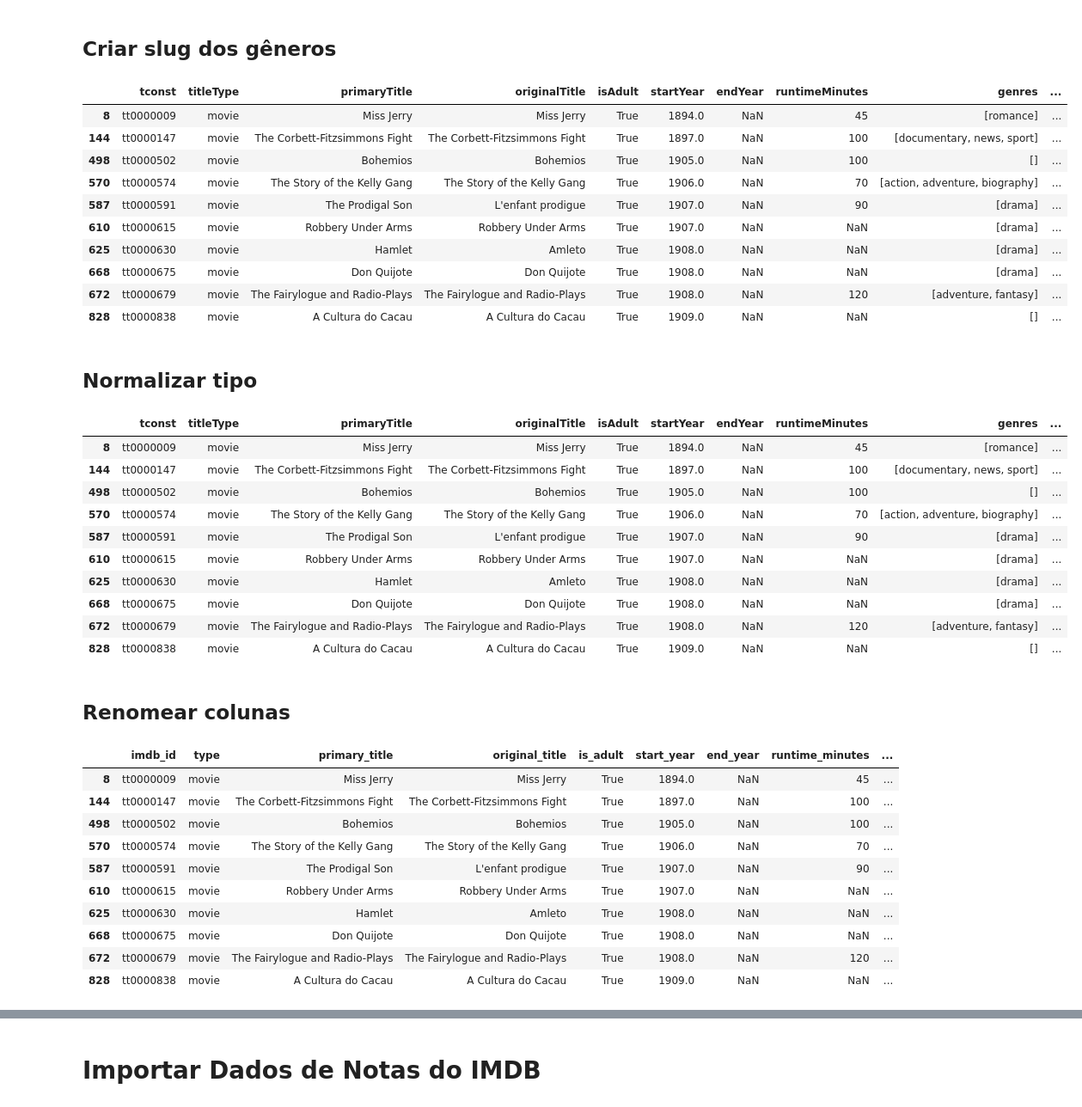
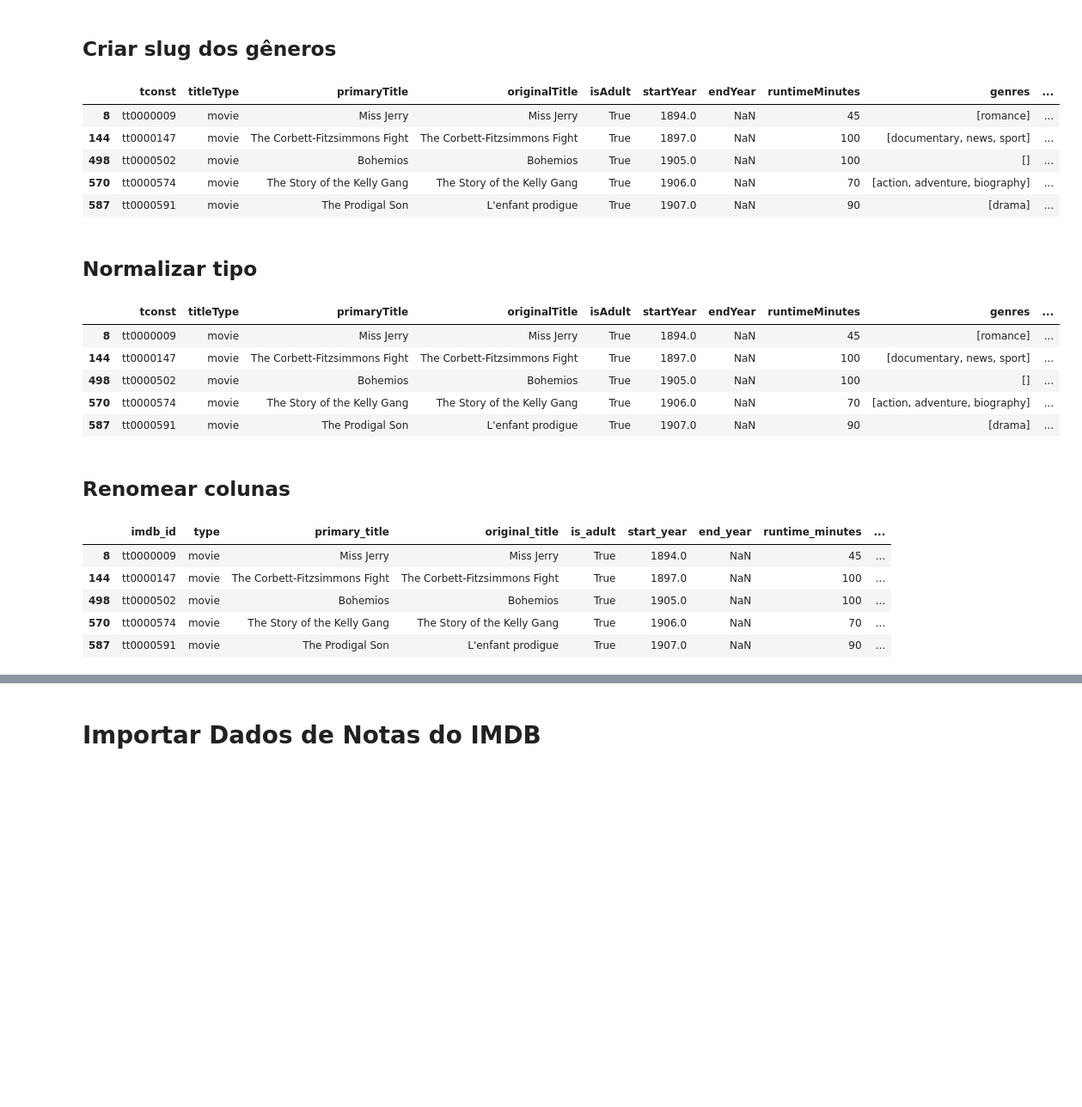
Before and after one commit to moraessena/netflix_notebook, a Jupyter notebook: netflix_notebook.ipynb, the cells around one changed output, grey strips where cells are left out. Shown at 86% size. Drawn from its saved outputs; the diff is of its cells as text; code cells hidden in the pictures; blank space fills up the shorter version.

```diff
--- a/netflix_notebook.ipynb
+++ b/netflix_notebook.ipynb
@@ -4,7 +32,7 @@ from slugify import slugify
 # %% [markdown]
 # Importar Dados de Títulos do IMDB
 # %%
-df_imdb_titles = ps.read_csv('./data/title.basics.tsv',
+df_imdb_titles = pd.read_csv('./data/title.basics.tsv',
                              sep='\t',
                              na_values='\\N',
                              encoding='utf8',
@@ -34,8 +62,8 @@ df_imdb_titles = df_imdb_titles[df_imdb_titles['titleType'].isin(['movie', 'tvSe
 - `endYear` de float para inteiro
 - `isAdult` de float para booleano
 # %%
-df_imdb_titles['startYear'] = ps.to_numeric(df_imdb_titles['startYear'], errors='coerce', downcast='integer')
-df_imdb_titles['endYear'] = ps.to_numeric(df_imdb_titles['endYear'], errors='coerce', downcast='integer')
+df_imdb_titles['startYear'] = pd.to_numeric(df_imdb_titles['startYear'], errors='coerce', downcast='integer')
+df_imdb_titles['endYear'] = pd.to_numeric(df_imdb_titles['endYear'], errors='coerce', downcast='integer')
 df_imdb_titles['isAdult'] = df_imdb_titles['isAdult'].apply(lambda x: False if x == 0 else True)
 df_imdb_titles['primaryTitle'] = df_imdb_titles['primaryTitle'].astype(str)
 # %% [markdown]
@@ -48,24 +76,19 @@ df_imdb_titles['primaryTitleSlug'] = df_imdb_titles['primaryTitle'].fillna('').a
 # %%
 df_imdb_titles['genres'] = df_imdb_titles['genres'].fillna('').str.split(',').apply(lambda x:[slugify(value) for value in x])
 # %%
-df_imdb_titles.head(10)
+df_imdb_titles.head(5)
 # %% [output]
 |  | tconst | titleType | primaryTitle | originalTitle | isAdult | startYear | endYear | runtimeMinutes | genres | ... |
 | 8 | tt0000009 | movie | Miss Jerry | Miss Jerry | True | 1894.0 | NaN | 45 | [romance] | ... |
 | 144 | tt0000147 | movie | The Corbett-Fitzsimmons Fight | The Corbett-Fitzsimmons Fight | True | 1897.0 | NaN | 100 | [documentary, news, sport] | ... |
 | 498 | tt0000502 | movie | Bohemios | Bohemios | True | 1905.0 | NaN | 100 | [] | ... |
 | 570 | tt0000574 | movie | The Story of the Kelly Gang | The Story of the Kelly Gang | True | 1906.0 | NaN | 70 | [action, adventure, biography] | ... |
 | 587 | tt0000591 | movie | The Prodigal Son | L'enfant prodigue | True | 1907.0 | NaN | 90 | [drama] | ... |
-| 610 | tt0000615 | movie | Robbery Under Arms | Robbery Under Arms | True | 1907.0 | NaN | NaN | [drama] | ... |
-| 625 | tt0000630 | movie | Hamlet | Amleto | True | 1908.0 | NaN | NaN | [drama] | ... |
-| 668 | tt0000675 | movie | Don Quijote | Don Quijote | True | 1908.0 | NaN | NaN | [drama] | ... |
-| 672 | tt0000679 | movie | The Fairylogue and Radio-Plays | The Fairylogue and Radio-Plays | True | 1908.0 | NaN | 120 | [adventure, fantasy] | ... |
-| 828 | tt0000838 | movie | A Cultura do Cacau | A Cultura do Cacau | True | 1909.0 | NaN | NaN | [] | ... |
 # %% [markdown]
 ## Normalizar tipo
 # %%
 df_imdb_titles['titleType'] = df_imdb_titles['titleType'].fillna('').apply(lambda x: slugify(str(x)))
-df_imdb_titles.head(10)
+df_imdb_titles.head()
 # %% [output]
 |  | tconst | titleType | primaryTitle | originalTitle | isAdult | startYear | endYear | runtimeMinutes | genres | ... |
 | 8 | tt0000009 | movie | Miss Jerry | Miss Jerry | True | 1894.0 | NaN | 45 | [romance] | ... |
@@ -73,11 +96,6 @@ df_imdb_titles.head(10)
 | 498 | tt0000502 | movie | Bohemios | Bohemios | True | 1905.0 | NaN | 100 | [] | ... |
 | 570 | tt0000574 | movie | The Story of the Kelly Gang | The Story of the Kelly Gang | True | 1906.0 | NaN | 70 | [action, adventure, biography] | ... |
 | 587 | tt0000591 | movie | The Prodigal Son | L'enfant prodigue | True | 1907.0 | NaN | 90 | [drama] | ... |
-| 610 | tt0000615 | movie | Robbery Under Arms | Robbery Under Arms | True | 1907.0 | NaN | NaN | [drama] | ... |
-| 625 | tt0000630 | movie | Hamlet | Amleto | True | 1908.0 | NaN | NaN | [drama] | ... |
-| 668 | tt0000675 | movie | Don Quijote | Don Quijote | True | 1908.0 | NaN | NaN | [drama] | ... |
-| 672 | tt0000679 | movie | The Fairylogue and Radio-Plays | The Fairylogue and Radio-Plays | True | 1908.0 | NaN | 120 | [adventure, fantasy] | ... |
-| 828 | tt0000838 | movie | A Cultura do Cacau | A Cultura do Cacau | True | 1909.0 | NaN | NaN | [] | ... |
 # %% [markdown]
 ## Renomear colunas
 # %%
@@ -85,7 +103,7 @@ df_imdb_titles.rename(
     {'tconst': 'imdb_id', 'titleType': 'type', 'primaryTitle': 'primary_title', 'originalTitle': 'original_title', 'isAdult': 'is_adult', 'startYear': 'start_year', 'endYear': 'end_year', 'runtimeMinutes': 'runtime_minutes', 'primaryTitleSlug': 'title_slug'},
     axis=1,
     inplace=True)
-df_imdb_titles.head(10)
+df_imdb_titles.head()
 # %% [output]
 |  | imdb_id | type | primary_title | original_title | is_adult | start_year | end_year | runtime_minutes | ... |
 | 8 | tt0000009 | movie | Miss Jerry | Miss Jerry | True | 1894.0 | NaN | 45 | ... |
@@ -93,8 +111,3 @@ df_imdb_titles.head(10)
 | 498 | tt0000502 | movie | Bohemios | Bohemios | True | 1905.0 | NaN | 100 | ... |
 | 570 | tt0000574 | movie | The Story of the Kelly Gang | The Story of the Kelly Gang | True | 1906.0 | NaN | 70 | ... |
 | 587 | tt0000591 | movie | The Prodigal Son | L'enfant prodigue | True | 1907.0 | NaN | 90 | ... |
-| 610 | tt0000615 | movie | Robbery Under Arms | Robbery Under Arms | True | 1907.0 | NaN | NaN | ... |
-| 625 | tt0000630 | movie | Hamlet | Amleto | True | 1908.0 | NaN | NaN | ... |
-| 668 | tt0000675 | movie | Don Quijote | Don Quijote | True | 1908.0 | NaN | NaN | ... |
-| 672 | tt0000679 | movie | The Fairylogue and Radio-Plays | The Fairylogue and Radio-Plays | True | 1908.0 | NaN | 120 | ... |
-| 828 | tt0000838 | movie | A Cultura do Cacau | A Cultura do Cacau | True | 1909.0 | NaN | NaN | ... |
```
Also changed, not shown: parts of 27 cells of this notebook.
